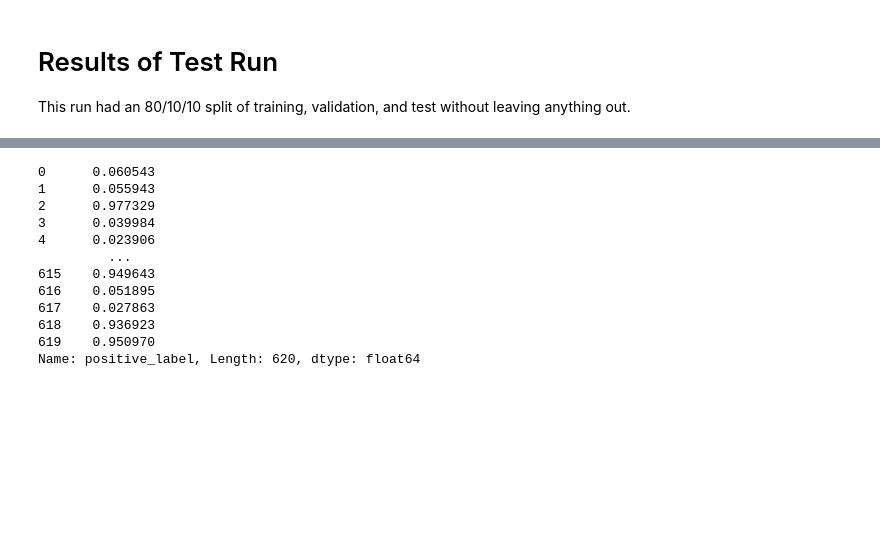
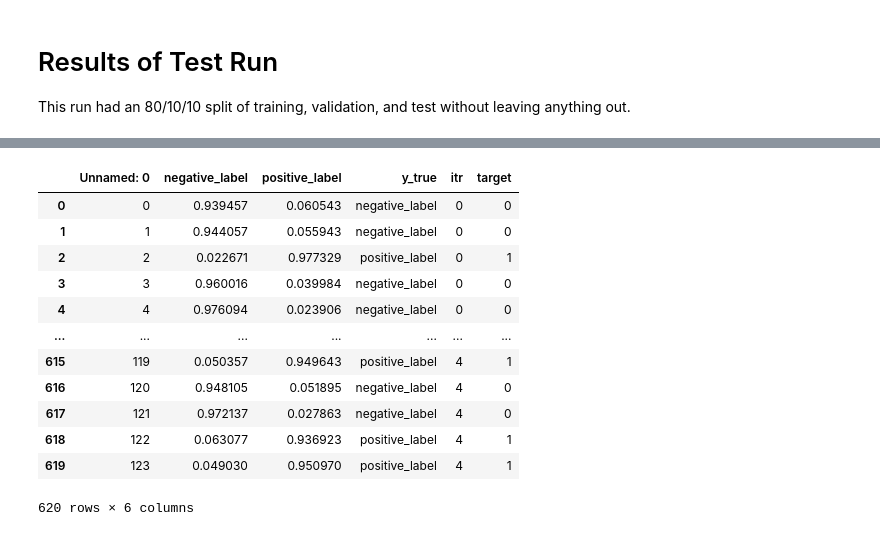
Before and after one commit to alyssaanastasi/HAVEN, a Jupyter notebook: src/jupyter_notebooks/results-analysis/kuzmin/kuzmin_analysis.ipynb, the cells around one changed output, grey strips where cells are left out. Saved outputs shown, nothing was run; the diff lists cells and outputs as text; code cells hidden in the pictures; blank space fills up the shorter version.

```diff
--- a/src/jupyter_notebooks/results-analysis/kuzmin/kuzmin_analysis.ipynb
+++ b/src/jupyter_notebooks/results-analysis/kuzmin/kuzmin_analysis.ipynb
@@ -173,24 +173,25 @@ kuzmin_test.sample(10)
 # %%
 def transform_target(y_true):
     if y_true == "positive_label":
         return 1
     else: return 0
 
 kuzmin_test['target'] = kuzmin_test['y_true'].apply(transform_target)
-kuzmin_test['positive_label']
+kuzmin_test
 # %% [output]
+|  | Unnamed: 0 | negative_label | positive_label | y_true | itr | target |
+| 0 | 0 | 0.939457 | 0.060543 | negative_label | 0 | 0 |
+| 1 | 1 | 0.944057 | 0.055943 | negative_label | 0 | 0 |
+| 2 | 2 | 0.022671 | 0.977329 | positive_label | 0 | 1 |
+| 3 | 3 | 0.960016 | 0.039984 | negative_label | 0 | 0 |
+| 4 | 4 | 0.976094 | 0.023906 | negative_label | 0 | 0 |
+| ... | ... | ... | ... | ... | ... | ... |
+| 615 | 119 | 0.050357 | 0.949643 | positive_label | 4 | 1 |
+| 616 | 120 | 0.948105 | 0.051895 | negative_label | 4 | 0 |
+| 617 | 121 | 0.972137 | 0.027863 | negative_label | 4 | 0 |
+| 618 | 122 | 0.063077 | 0.936923 | positive_label | 4 | 1 |
+| 619 | 123 | 0.049030 | 0.950970 | positive_label | 4 | 1 |
-0      0.060543
-1      0.055943
-2      0.977329
-3      0.039984
-4      0.023906
-         ...
-615    0.949643
-616    0.051895
-617    0.027863
-618    0.936923
-619    0.950970
-Name: positive_label, Length: 620, dtype: float64
+620 rows × 6 columns
 # %%
 
 fpr, tpr, _ = roc_curve(kuzmin_test['target'].values, kuzmin_test['positive_label'].values)
```
Also changed, not shown: parts of 7 cells of this notebook, 1 other file.
